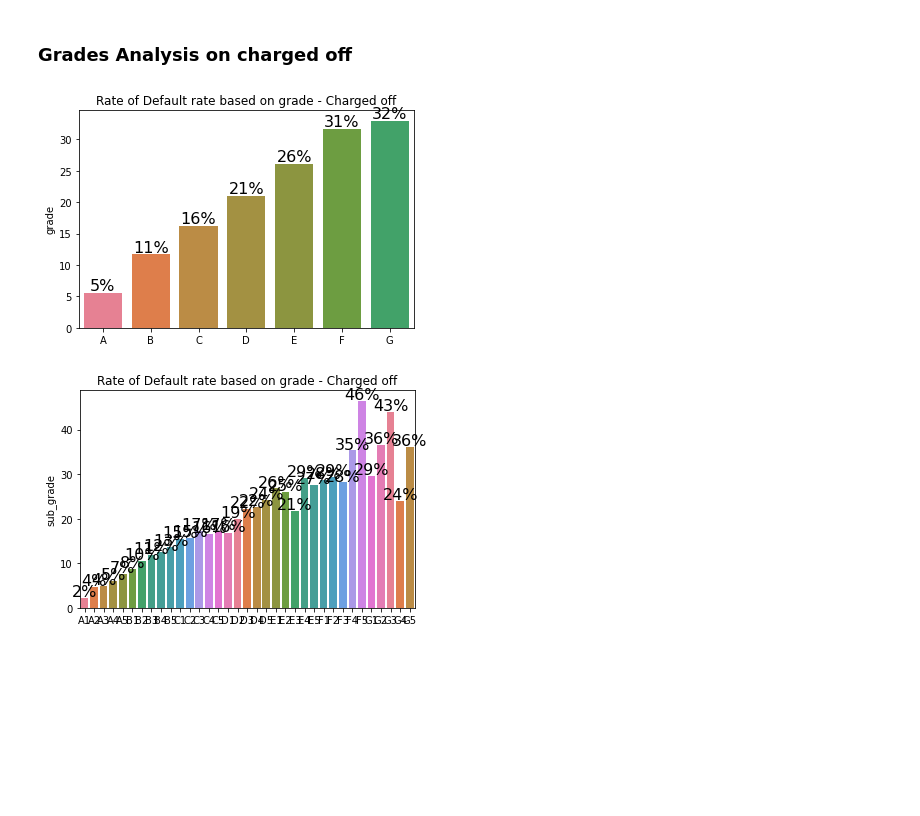
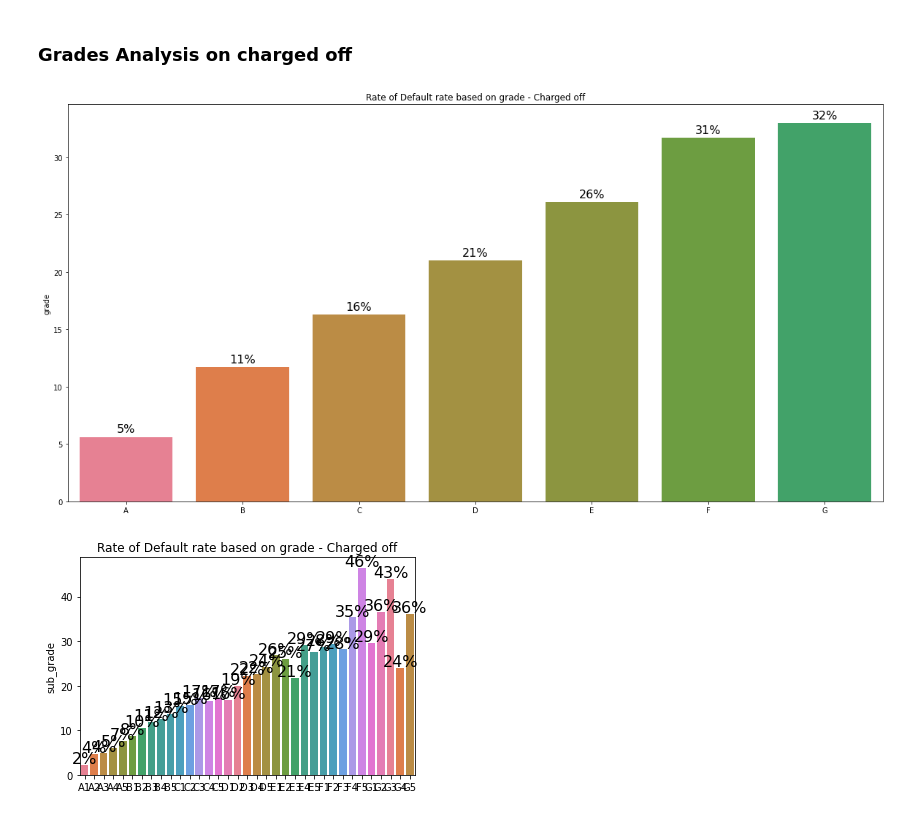
Before and after one commit to anunay999/lending_club, a Jupyter notebook: AnunayAatipamula_LendingClub.ipynb, the cells around one changed output. Cells and saved outputs as stored; diff of their text form; code cells hidden in the pictures; blank space fills up the shorter version.

```diff
--- a/AnunayAatipamula_LendingClub.ipynb
+++ b/AnunayAatipamula_LendingClub.ipynb
@@ -614,3 +617,5 @@ final_loan.groupby(['loan_status']).int_rate.describe()
 | Fully Paid | 30423.000 | 11.667 | 3.614 | 5.420 | 8.590 | 11.490 | 14.090 | 24.110 |
 # %% [markdown]
 ### Mean and median for `charged off` loans are higher than `fully paid` loan which makes it clear that loan defaulters `increase` with increasing in the interest rate
+# %%
+final_loan['int_rate_bucket'] = pd.cut(x=final_loan['int_rate'], bins=np.arange(0,25,8),labels=['low','medium','high'])
@@ -740,12 +759,13 @@ show_values_on_bars(f)
 # %% [markdown]
 ### Grades Analysis on charged off
 # %%
+plt.figure(figsize=(20,10))
 g= (final_loan[final_loan['loan_status']=='Charged Off'].grade.value_counts()*100/final_loan.grade.value_counts())
 f = sb.barplot(x = g.index,y = g,palette=sb.color_palette('husl', 16))
 f.set_title('Rate of Default rate based on grade - Charged off')
 show_values_on_bars(f)
 # %% [output]
-[figure, old version]
+[figure, new version]
 # %%
 g= (final_loan[final_loan['loan_status']=='Charged Off'].sub_grade.value_counts()*100/final_loan.sub_grade.value_counts())
 f = sb.barplot(x = g.index,y = g,palette=sb.color_palette('husl', 16))
```
Also changed, not shown: parts of 28 cells of this notebook.
